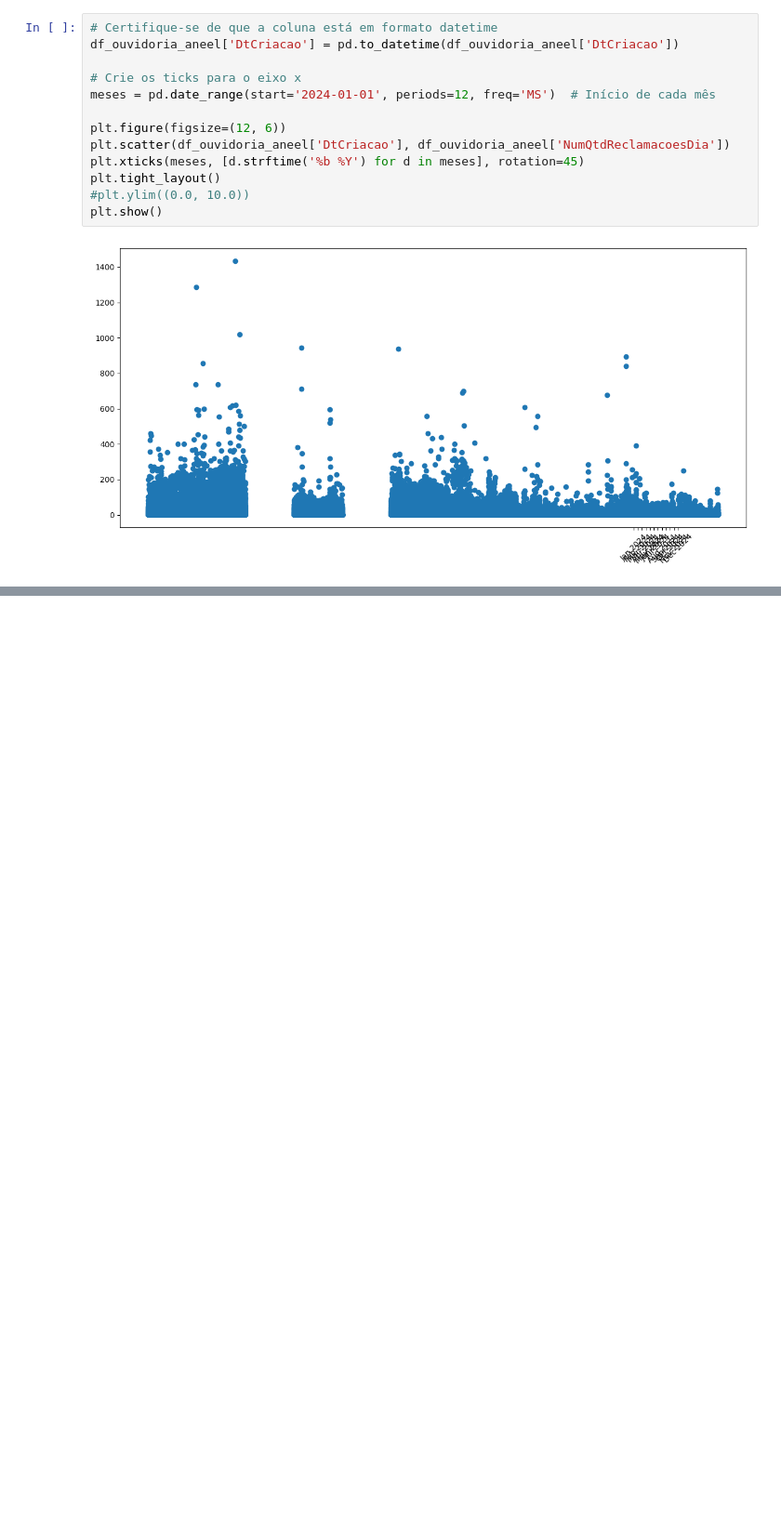
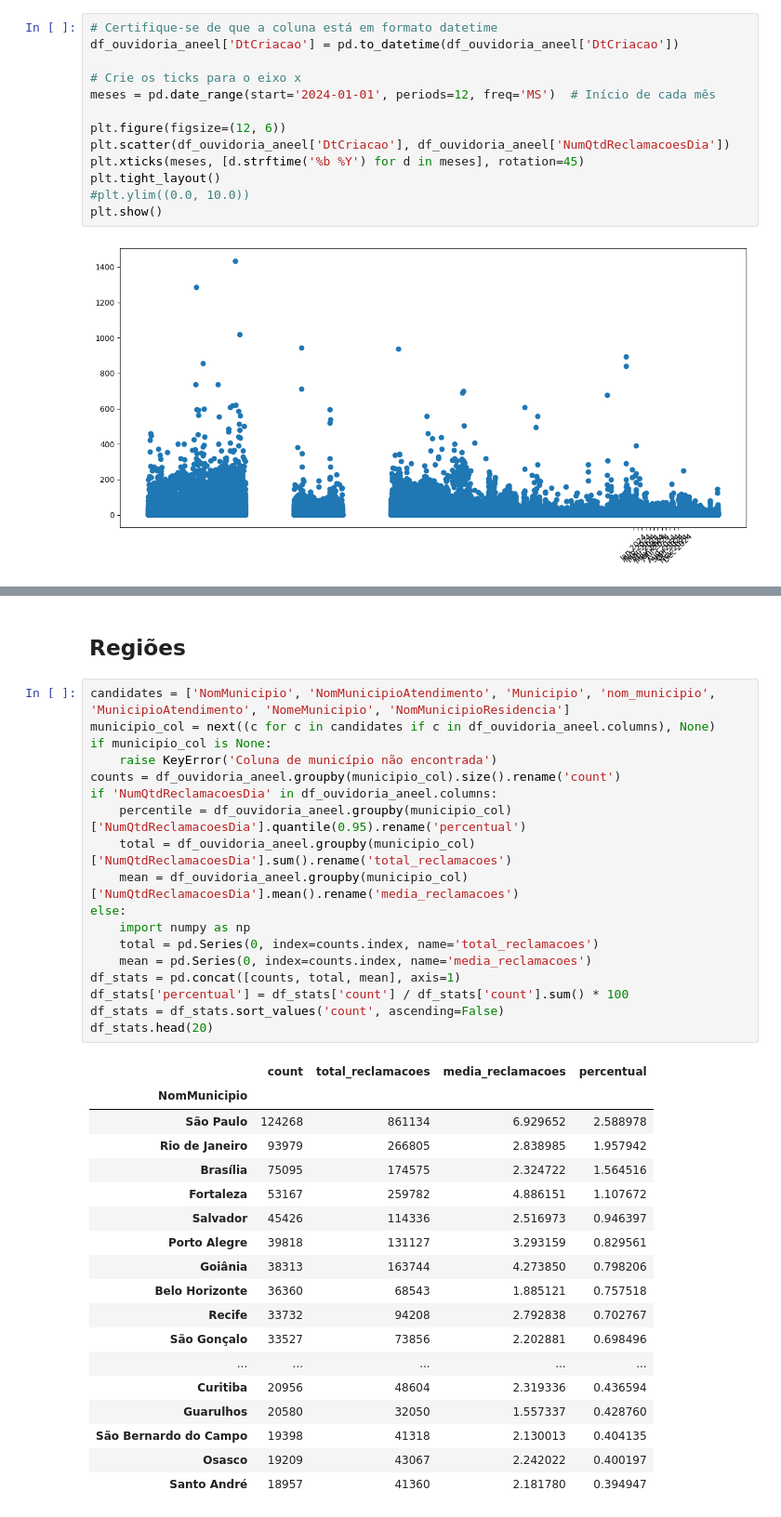
Before and after one commit to rochadelon/Project-Team-01-Samsung-Innovation-Campus-2025, a Jupyter notebook: notebooks/main.ipynb, the cells around one changed output, grey strips where cells are left out. Shown at 93% size. Saved outputs shown, nothing was run; the diff lists cells and outputs as text; blank space fills up the shorter version.

```diff
--- a/notebooks/main.ipynb
+++ b/notebooks/main.ipynb
@@ -68,0 +181,39 @@ Created in <span style='font-weight:600;margin-left:4px;'>Deepnote</span></a>
+# %% [markdown]
+## Regiões
+# %%
+candidates = ['NomMunicipio', 'NomMunicipioAtendimento', 'Municipio', 'nom_municipio', 'MunicipioAtendimento', 'NomeMunicipio', 'NomMunicipioResidencia']
+municipio_col = next((c for c in candidates if c in df_ouvidoria_aneel.columns), None)
+if municipio_col is None:
+    raise KeyError('Coluna de município não encontrada')
+counts = df_ouvidoria_aneel.groupby(municipio_col).size().rename('count')
+if 'NumQtdReclamacoesDia' in df_ouvidoria_aneel.columns:
+    percentile = df_ouvidoria_aneel.groupby(municipio_col)['NumQtdReclamacoesDia'].quantile(0.95).rename('percentual')
+    total = df_ouvidoria_aneel.groupby(municipio_col)['NumQtdReclamacoesDia'].sum().rename('total_reclamacoes')
+    mean = df_ouvidoria_aneel.groupby(municipio_col)['NumQtdReclamacoesDia'].mean().rename('media_reclamacoes')
+else:
+    import numpy as np
+    total = pd.Series(0, index=counts.index, name='total_reclamacoes')
+    mean = pd.Series(0, index=counts.index, name='media_reclamacoes')
+df_stats = pd.concat([counts, total, mean], axis=1)
+df_stats['percentual'] = df_stats['count'] / df_stats['count'].sum() * 100
+df_stats = df_stats.sort_values('count', ascending=False)
+df_stats.head(20)
+# %% [output]
+|  | count | total_reclamacoes | media_reclamacoes | percentual |
+| NomMunicipio |  |  |  |  |
+| São Paulo | 124268 | 861134 | 6.929652 | 2.588978 |
+| Rio de Janeiro | 93979 | 266805 | 2.838985 | 1.957942 |
+| Brasília | 75095 | 174575 | 2.324722 | 1.564516 |
+| Fortaleza | 53167 | 259782 | 4.886151 | 1.107672 |
+| Salvador | 45426 | 114336 | 2.516973 | 0.946397 |
+| Porto Alegre | 39818 | 131127 | 3.293159 | 0.829561 |
+| Goiânia | 38313 | 163744 | 4.273850 | 0.798206 |
+| Belo Horizonte | 36360 | 68543 | 1.885121 | 0.757518 |
+| Recife | 33732 | 94208 | 2.792838 | 0.702767 |
+| São Gonçalo | 33527 | 73856 | 2.202881 | 0.698496 |
+| ... | ... | ... | ... | ... |
+| Curitiba | 20956 | 48604 | 2.319336 | 0.436594 |
+| Guarulhos | 20580 | 32050 | 1.557337 | 0.428760 |
+| São Bernardo do Campo | 19398 | 41318 | 2.130013 | 0.404135 |
+| Osasco | 19209 | 43067 | 2.242022 | 0.400197 |
+| Santo André | 18957 | 41360 | 2.181780 | 0.394947 |
```
Also changed, not shown: parts of 27 cells of this notebook, 4 other files.
